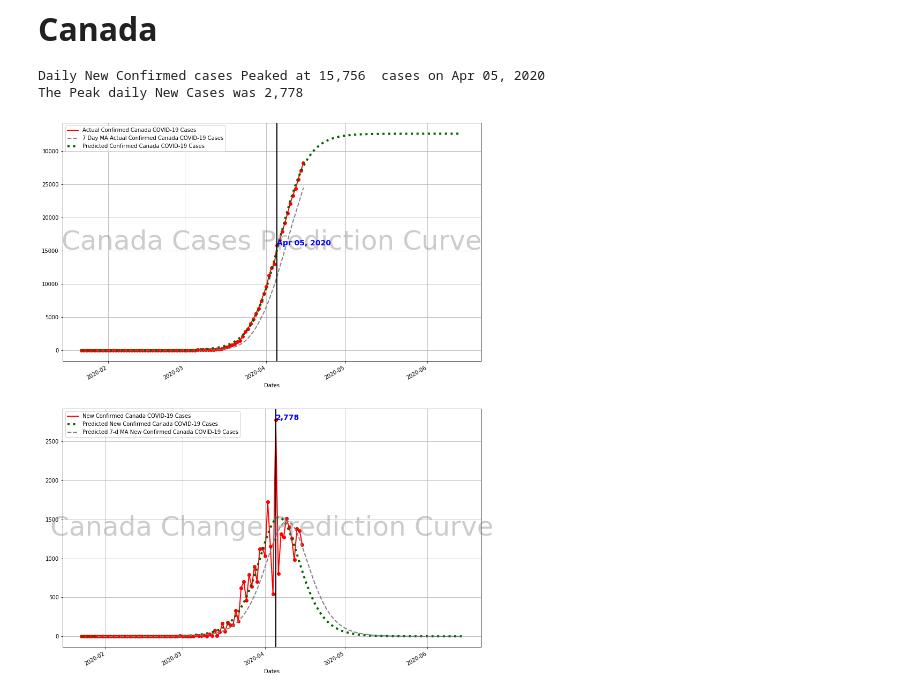
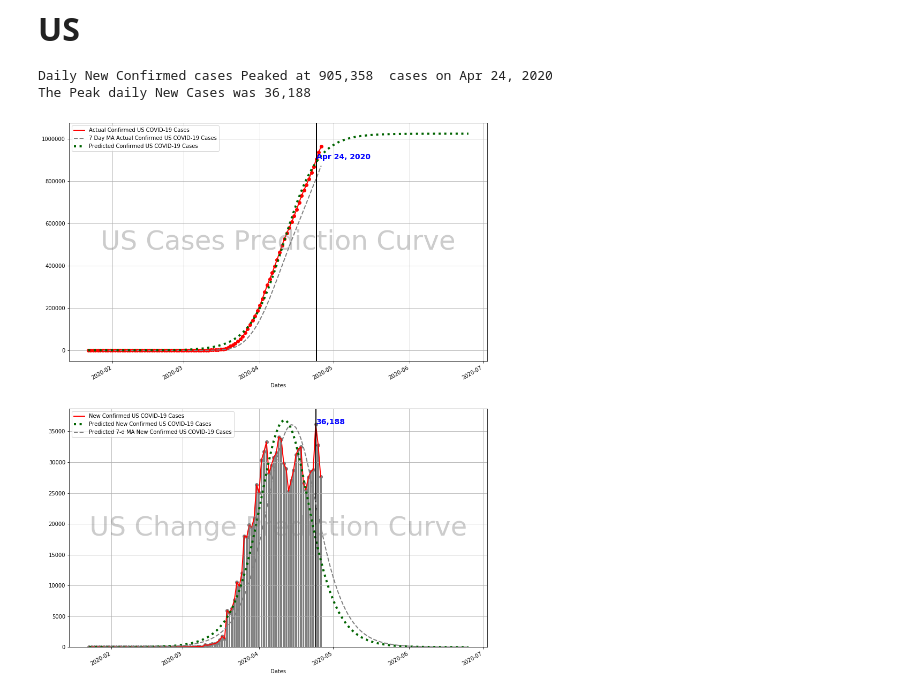
Before and after one commit to sabawi/COVID-19-R-NAUGHT, a Jupyter notebook: logistic_prediction_model.ipynb, the cells around one changed output. Drawn from its saved outputs; the diff is of its cells as text; code cells hidden in the pictures.

```diff
--- a/logistic_prediction_model.ipynb
+++ b/logistic_prediction_model.ipynb
@@ -4,0 +1,36 @@ text = "'life is beautiful if you understand it, life is a song with a beautiful
+# %%
+#
+from IPython.display import Markdown as md
+text =   "Frankly, my dear, I don't give a damn"
+#poster = text.upper().translate(str.maketrans({ 'O':'0', 'I':'1','F':'2','E':'3','A':'4','S':'5','G':'6','T':'7', 'B':'8','P':'9'}))
+poster = text.upper().translate(str.maketrans({ 'E':'E', 'S':'5','T':'7','A':'a',
+                                               'B':'#','C':'@','D':'D','R':'+',
+                                               'O':'%','N':"=",'I':'|','V':'^',
+                                               'L':'J','H':'8','W':'v'}))
+
+#display(md('<font size=8><strong>{}</strong></font><br/>'.format(poster)))
+
+import string
+import random
+print(string.printable)
+l = string.printable[0:63]
+print(l)
+l = l.replace('abcdefghijklmnopqrstuvwxyz','')
+#print(l)
+o = list(l)
+l = list(l)
+
+random.shuffle(l)
+#print(l)
+#print(len(o))
+d = dict(zip(o, l))
+do = dict(zip(l, o))
+#print(do)
+d["M"] = 'M'
+d["F"] = 'F'
+d['I'] = '1'
+poster = text.upper().translate(str.maketrans(d))
+poster_o = text.upper().translate(str.maketrans(do))
+display(md('<font size=8><strong>{}</strong></font><br/>'.format(poster)))
+
+#display(md('<font size=8><strong>{}</strong></font><br/>'.format(poster_o)))
@@ -5,5 +99,5 @@ text = "'life is beautiful if you understand it, life is a song with a beautiful
 # %%
-region = 'Canada'
+region = 'US'
 # %%
 #/usr/bin/python3.8
 # Use jupyter notebook with python 3+
@@ -46,7 +140,7 @@ def GetCSVFromURL(filename):
     c=pd.read_csv(url,encoding = 'utf-8')
     return c
 # %% [output]
-<font size=6><strong>Canada</strong></font><br/>
+<font size=6><strong>US</strong></font><br/>
 # %%
 ## Download the latest data file from:
 ## https://github.com/CSSEGISandData/COVID-19/tree/master/csse_covid_19_data/csse_covid_19_time_series
@@ -181,6 +275,8 @@ fig, ax = plt.subplots(2,1,figsize=(14,20))
 
 ax[0].plot(pred_df[actcol], 'o', c='red', lw=8)
 pred_df[actcol].plot(ax=ax[0],color='red',lw=2)
+#pred_df[actcol].plot.bar(pred_df.index, pred_df[actcol].values,ax=ax[0])
+#pred_df[actcol].plot.bar(ax=ax[0])
 
 pred_df[MA_actcol].plot(ax=ax[0],style=['--'],color='gray',lw=2)
 
@@ -212,40 +308,41 @@ ax[0].grid(True)
 
 
 #---------------------------------------------------------------------------------------
-ax[1].plot(pred_df[deltacol], 'o', c='red', lw=8)
+ax[1].plot(pred_df[deltacol], 'o', c='gray')
 pred_df[deltacol].plot(ax=ax[1],color='red',lw=2)
-#ax[1].bar(pred_df[deltacol].index,pred_df[deltacol].values)
+ax[1].bar(pred_df[deltacol].index,pred_df[deltacol].values,color='gray')
+#pred_df[deltacol].plot.bar(ax=ax[1])
 
 pred_df[preddeltacol].plot(ax=ax[1],style=style,color='darkgreen',lw=4)
 ax[1].axvline(diffmax_date, lw=2, c='black')
 
 
 style=['--']
 pred_df[predMAdeltacol].plot(ax=ax[1],style=style,color='gray',lw=2)
 
 #pred_df[deltacol].plot(ax=ax[1],color='red',lw=2)
 
 
 ax[1].text(0.5,
            0.5,
            region + ' Change Prediction Curve',
            horizontalalignment='center',
            color='gray',
            fontsize=50,
            alpha=0.4,
            verticalalignment='center',
            transform=ax[1].transAxes)
 
 
 s = dict(size=14, color='blue', weight='bold')
 ax[1].text(diffmax_date,diffmax,f'{int(diffmax):,}'  , **s)
 
 
 
 ax[1].legend(loc='upper left')
 ax[1].grid(True)
 plt.show()
 # %% [output]
-Daily New Confirmed cases Peaked at 15,756  cases on Apr 05, 2020
-The Peak daily New Cases was 2,778
+Daily New Confirmed cases Peaked at 905,358  cases on Apr 24, 2020
+The Peak daily New Cases was 36,188
-[figure, old version]
+[figure, new version]
```
Also changed, not shown: parts of 3 cells of this notebook.
